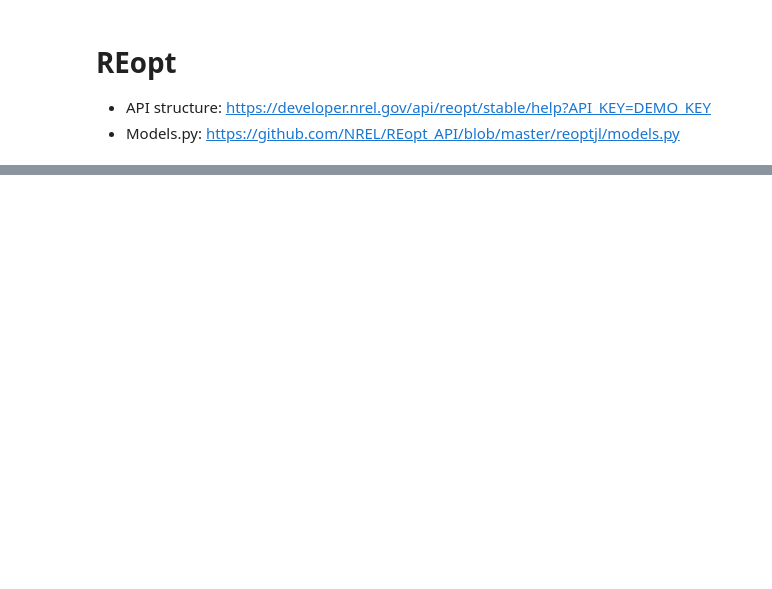
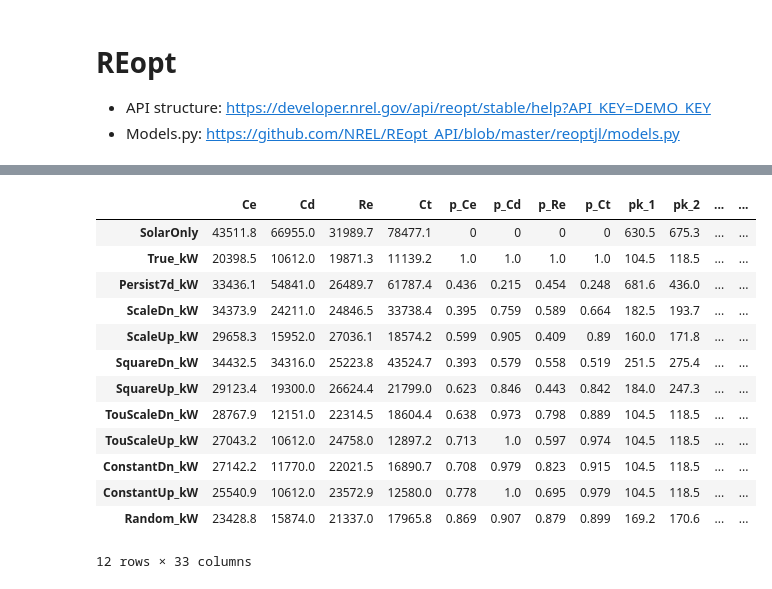
Before and after one commit to woodjmichael/Bifacial-solar-and-peakshaving, a Jupyter notebook: REopt.ipynb, the cells around one changed output, grey strips where cells are left out. Drawn from its saved outputs; the diff is of its cells as text; code cells hidden in the pictures; blank space fills up the shorter version.

Commit message:
good results for changing load forecast

```diff
--- a/REopt.ipynb
+++ b/REopt.ipynb
@@ -348,0 +227,3 @@ while True:
+# %%
+forecasts = ['SolarOnly'] + forecasts.to_list()
+forecasts
@@ -348,0 +273,38 @@ while True:
+# %%
+peaks =   calc_monthly_peaks2(dispatch_solar.grid,peak_hours)['grid kw'].values
+t_peaks = calc_monthly_peaks2(dispatch_solar.grid,peak_hours)['grid t'].values
+
+r.loc['SolarOnly'] = {'Ce':costs_solar.energy,'Cd':costs_solar.demand,'Re':costs_solar.sellback,'Ct':costs_solar.total,
+                    'p_Ce':0,'p_Cd':0,'p_Re':0,'p_Ct':0,
+                    'pk_1':peaks[0],'pk_2':peaks[1],'pk_3':peaks[2],'pk_4':peaks[3],'pk_5':peaks[4],'pk_6':peaks[5],
+                    'pk_7':peaks[6],'pk_8':peaks[7],'pk_9':peaks[8],'pk_10':peaks[9],'pk_11':peaks[10],'pk_12':peaks[11],
+                    'tpk_1':t_peaks[0],'tpk_2':t_peaks[1],'tpk_3':t_peaks[2],'tpk_4':t_peaks[3],'tpk_5':t_peaks[4],'tpk_6':t_peaks[5],
+                    'tpk_7':t_peaks[6],'tpk_8':t_peaks[7],'tpk_9':t_peaks[8],'tpk_10':t_peaks[9],'tpk_11':t_peaks[10],'tpk_12':t_peaks[11],
+                    'dispatch':dispatch_solar}
+# %%
+for fcast in forecasts[2:]:
+    print('///// ',fcast,' /////')
+    post = create_post(cfg,load_col=fcast)
+    api_response = run_reopt(post,api_key=API_KEY)
+    d = parse_dispatch_series(api_response)
+
+    # make the dispatch actual
+    d['load_forecast'] = d['load']
+    d['load'] = load.True_kW
+    d['grid'] = d.load - d.pv - d.batt
+
+    c = calc_retail_electric_cost(d,tariff,cfg)
+
+    pks =   calc_monthly_peaks2(d.grid,peak_hours)['grid kw'].values
+    tpks = calc_monthly_peaks2(d.grid,peak_hours)['grid t'].values
+
+    r.loc[fcast] = {'Ce':c.energy,'Cd':c.demand,'Re':c.sellback,'Ct':c.total,
+                    'p_Ce':round(1 - (c.energy-costs_perfect.energy)/(costs_solar.energy-costs_perfect.energy),3),
+                    'p_Cd':round(1 - (c.demand-costs_perfect.demand)/(costs_solar.demand-costs_perfect.demand),3),
+                    'p_Re':round(1 - (c.sellback-costs_perfect.sellback)/(costs_solar.sellback-costs_perfect.sellback),3),
+                    'p_Ct':round(1 - (c.total-costs_perfect.total)/(costs_solar.total-costs_perfect.total),3),
+                    'pk_1':pks[0],'pk_2':pks[1],'pk_3':pks[2],'pk_4':pks[3],'pk_5':pks[4],'pk_6':pks[5],
+                    'pk_7':pks[6],'pk_8':pks[7],'pk_9':pks[8],'pk_10':pks[9],'pk_11':pks[10],'pk_12':pks[11],
+                    'tpk_1':tpks[0],'tpk_2':tpks[1],'tpk_3':tpks[2],'tpk_4':tpks[3],'tpk_5':tpks[4],'tpk_6':tpks[5],
+                    'tpk_7':tpks[6],'tpk_8':tpks[7],'tpk_9':tpks[8],'tpk_10':tpks[9],'tpk_11':tpks[10],'tpk_12':tpks[11],
+                    'dispatch':d}
@@ -348,0 +329,17 @@ while True:
+# %%
+r
+# %% [output]
+|  | Ce | Cd | Re | Ct | p_Ce | p_Cd | p_Re | p_Ct | pk_1 | pk_2 | ... | ... |
+| SolarOnly | 43511.8 | 66955.0 | 31989.7 | 78477.1 | 0 | 0 | 0 | 0 | 630.5 | 675.3 | ... | ... |
+| True_kW | 20398.5 | 10612.0 | 19871.3 | 11139.2 | 1.0 | 1.0 | 1.0 | 1.0 | 104.5 | 118.5 | ... | ... |
+| Persist7d_kW | 33436.1 | 54841.0 | 26489.7 | 61787.4 | 0.436 | 0.215 | 0.454 | 0.248 | 681.6 | 436.0 | ... | ... |
+| ScaleDn_kW | 34373.9 | 24211.0 | 24846.5 | 33738.4 | 0.395 | 0.759 | 0.589 | 0.664 | 182.5 | 193.7 | ... | ... |
+| ScaleUp_kW | 29658.3 | 15952.0 | 27036.1 | 18574.2 | 0.599 | 0.905 | 0.409 | 0.89 | 160.0 | 171.8 | ... | ... |
+| SquareDn_kW | 34432.5 | 34316.0 | 25223.8 | 43524.7 | 0.393 | 0.579 | 0.558 | 0.519 | 251.5 | 275.4 | ... | ... |
+| SquareUp_kW | 29123.4 | 19300.0 | 26624.4 | 21799.0 | 0.623 | 0.846 | 0.443 | 0.842 | 184.0 | 247.3 | ... | ... |
+| TouScaleDn_kW | 28767.9 | 12151.0 | 22314.5 | 18604.4 | 0.638 | 0.973 | 0.798 | 0.889 | 104.5 | 118.5 | ... | ... |
+| TouScaleUp_kW | 27043.2 | 10612.0 | 24758.0 | 12897.2 | 0.713 | 1.0 | 0.597 | 0.974 | 104.5 | 118.5 | ... | ... |
+| ConstantDn_kW | 27142.2 | 11770.0 | 22021.5 | 16890.7 | 0.708 | 0.979 | 0.823 | 0.915 | 104.5 | 118.5 | ... | ... |
+| ConstantUp_kW | 25540.9 | 10612.0 | 23572.9 | 12580.0 | 0.778 | 1.0 | 0.695 | 0.979 | 104.5 | 118.5 | ... | ... |
+| Random_kW | 23428.8 | 15874.0 | 21337.0 | 17965.8 | 0.869 | 0.907 | 0.879 | 0.899 | 169.2 | 170.6 | ... | ... |
+12 rows × 33 columns
```
Also changed, not shown: parts of 44 cells of this notebook, 4 other files.
